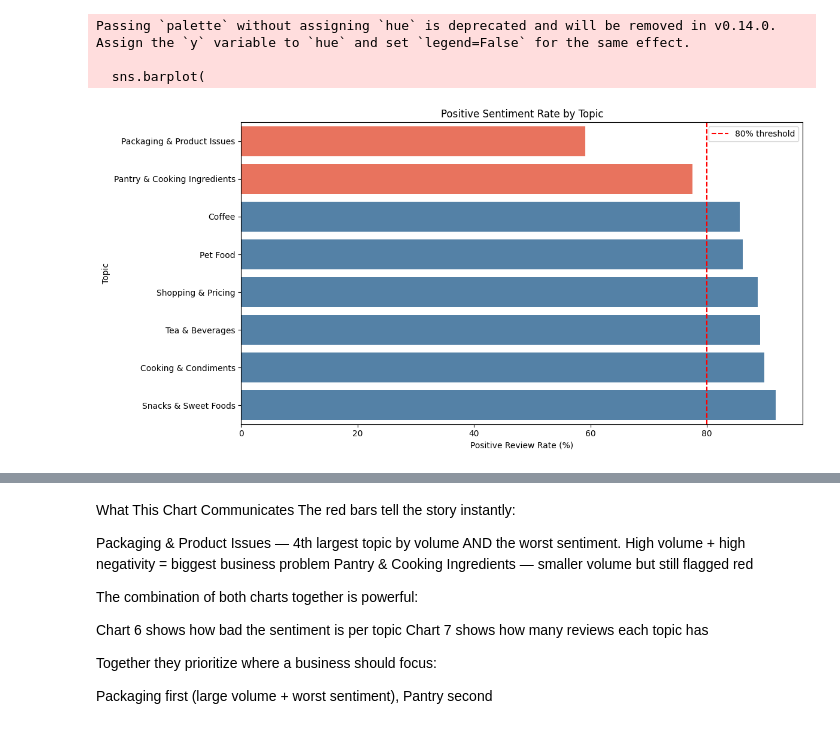
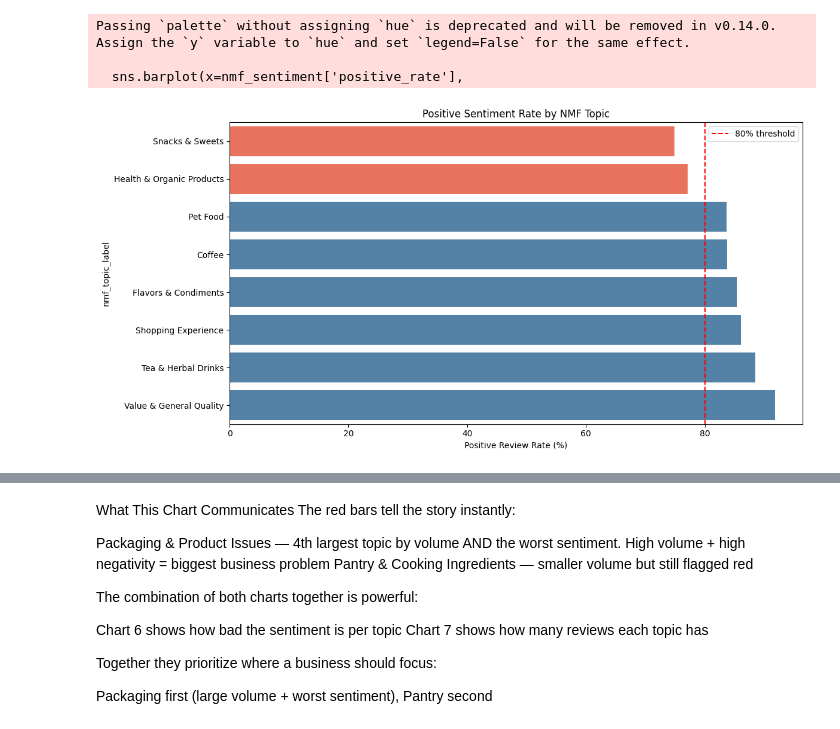
Before and after one commit to praharsh2527/NLP-insights-on-Unstructured-Data, a Jupyter notebook: Notebooks/03_Topic_Modelling.ipynb, the cells around one changed output, grey strips where cells are left out. Saved outputs shown, nothing was run; the diff lists cells and outputs as text; code cells hidden in the pictures.

```diff
--- a/Notebooks/03_Topic_Modelling.ipynb
+++ b/Notebooks/03_Topic_Modelling.ipynb
@@ -15,6 +206,6 @@ print(df.columns.tolist())
 # %%
-df['cleaned_text'] = df['cleaned_text'].fillna('')
-df = df[df['cleaned_text'].str.strip() != '']
+df['refined_text'] = df['refined_text'].fillna('')
+df = df[df['refined_text'].str.strip() != '']
 
 vectorizer = CountVectorizer(
     max_features=15000,   # back to 15K
@@ -22,7 +213,7 @@ vectorizer = CountVectorizer(
     max_df=0.90
 )
 
-doc_term_matrix = vectorizer.fit_transform(df['cleaned_text'])
+doc_term_matrix = vectorizer.fit_transform(df['refined_text'])
 print(f"Document-Term Matrix shape: {doc_term_matrix.shape}")
 print(f"Matrix type: {type(doc_term_matrix)}")
 print(f"Stored elements: {doc_term_matrix.nnz:,}")
@@ -131,0 +289,14 @@ Name: count, dtype: int64
+# %%
+nmf_topic_labels = {
+    0: 'Snacks & Sweets',
+    1: 'Tea & Herbal Drinks',
+    2: 'Coffee',
+    3: 'Pet Food',
+    4: 'Health & Organic Products',
+    5: 'Value & General Quality',
+    6: 'Flavors & Condiments',
+    7: 'Shopping Experience'
+}
+
+df['nmf_topic_label'] = df['nmf_topic'].map(nmf_topic_labels)
+print(df['nmf_topic_label'].value_counts())
@@ -132,30 +334,27 @@ Name: count, dtype: int64
 # %%
-# Calculate sentiment rate per topic
-topic_sentiment = df.groupby('topic_label')['sentiment'].agg(
+# NMF Topic vs Sentiment
+nmf_sentiment = df.groupby('nmf_topic_label')['sentiment'].agg(
     total='count',
     positive_count='sum'
 )
-topic_sentiment['positive_rate'] = (
-    topic_sentiment['positive_count'] / topic_sentiment['total'] * 100
+nmf_sentiment['positive_rate'] = (
+    nmf_sentiment['positive_count'] / nmf_sentiment['total'] * 100
 ).round(2)
-topic_sentiment['negative_rate'] = (
-    100 - topic_sentiment['positive_rate']
+nmf_sentiment['negative_rate'] = (
+    100 - nmf_sentiment['positive_rate']
 ).round(2)
-topic_sentiment = topic_sentiment.sort_values('positive_rate')
+nmf_sentiment = nmf_sentiment.sort_values('positive_rate')
 
-print(topic_sentiment)
+print(nmf_sentiment)
 
-# Visualise
 plt.figure(figsize=(12, 6))
-colors = ['tomato' if x < 80 else 'steelblue' for x in topic_sentiment['positive_rate']]
-sns.barplot(
-    x=topic_sentiment['positive_rate'],
-    y=topic_sentiment.index,
-    palette=colors
-)
-plt.title('Positive Sentiment Rate by Topic')
+colors = ['tomato' if x < 80 else 'steelblue'
+          for x in nmf_sentiment['positive_rate']]
+sns.barplot(x=nmf_sentiment['positive_rate'],
+            y=nmf_sentiment.index,
+            palette=colors)
+plt.title('Positive Sentiment Rate by NMF Topic')
 plt.xlabel('Positive Review Rate (%)')
-plt.ylabel('Topic')
 plt.axvline(x=80, color='red', linestyle='--', label='80% threshold')
 plt.legend()
 plt.tight_layout()
@@ -181,4 +380,4 @@ Snacks & Sweet Foods                   8.15
 Passing `palette` without assigning `hue` is deprecated and will be removed in v0.14.0. Assign the `y` variable to `hue` and set `legend=False` for the same effect.
 
-  sns.barplot(
+  sns.barplot(x=nmf_sentiment['positive_rate'],
-[figure, old version]
+[figure, new version]
```
Also changed, not shown: parts of 31 cells of this notebook, 3 other files.
